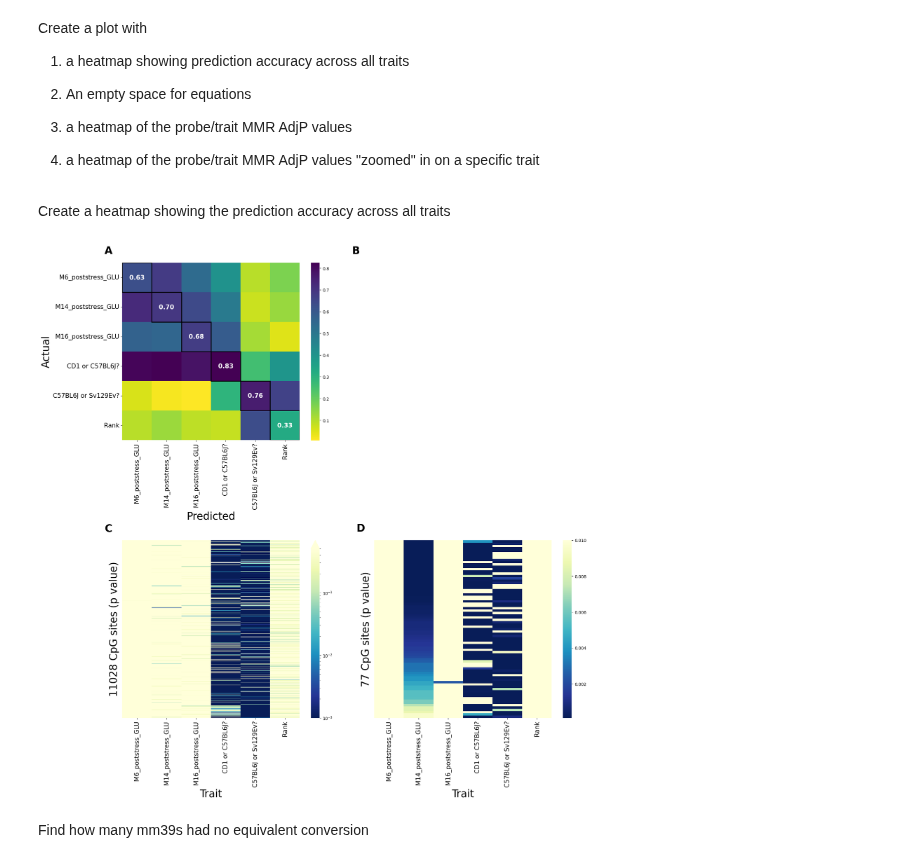
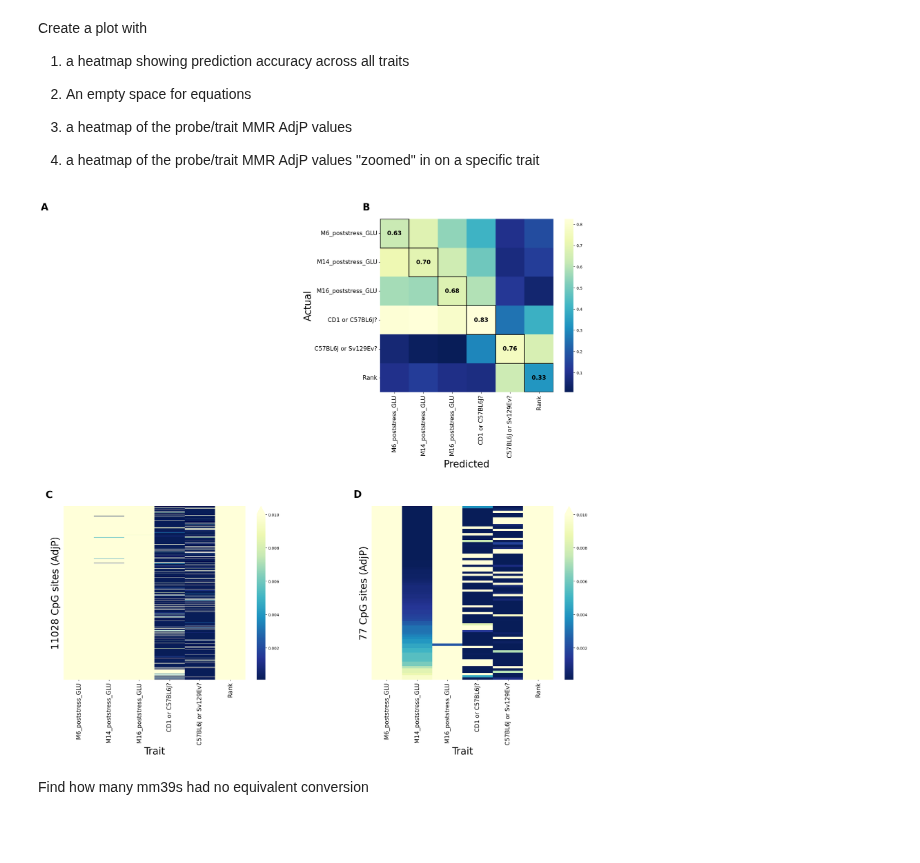
Before and after one commit to SamAndTheSun/CSS_healthspan_epigenetics, a Jupyter notebook: pseudoinverse_model.ipynb, the cells around one changed output. Saved outputs shown, nothing was run; the diff lists cells and outputs as text; code cells hidden in the pictures; blank space fills up the shorter version.

Commit message:
plot adjustment

```diff
--- a/pseudoinverse_model.ipynb
+++ b/pseudoinverse_model.ipynb
@@ -106,5 +99,3 @@ Create a plot with
 3. a heatmap of the probe/trait MMR AdjP values
 
 4. a heatmap of the probe/trait MMR AdjP values "zoomed" in on a specific trait
-# %% [markdown]
-Create a heatmap showing the prediction accuracy across all traits
@@ -111,97 +144,60 @@ Create a heatmap showing the prediction accuracy across all traits
 # %%
-# get the mm10 converted probes
-mm39_data = pd.read_excel('mm39_formatted_manifest.xlsx', index_col=0)
-probe_df = get_pos(trait_vals, mm39_data);
+# make subplots
+fig, axs = plt.subplots(2, 2, figsize=(20, 20))
 
 #####
 
-fig, axs = plt.subplots(2, 2, figsize=(20, 20))  # Create subplots with 2x2 layout
+# get rid of the box for formulas
+axs[0, 0].axis('off')
 
 #####
 
-# create dfs for predicted vs. actual results
-df_pred = pd.DataFrame(pred)
-df_actual = pd.DataFrame(actual)
+# create a heatmap showing the correlation between traits
+sns.heatmap(correlation_matrix, annot=False, cmap='YlGnBu_r', cbar=True, square=True, ax=axs[0, 1])
+for i in range(len(correlation_results)):
+    axs[0, 1].text(i + 0.5, i + 0.5, f"{correlation_results.iloc[i, i]:.2f}",
+                   ha='center', va='center', color='black', fontsize=15, weight='bold')
+    axs[0, 1].add_patch(plt.Rectangle((i, i), 1, 1, edgecolor='black', facecolor='none', lw=2))
 
-# create an empty df for the correlation results
-correlation_results = pd.DataFrame(index=df_actual.columns, columns=df_pred.columns)
-
-# get the spearman coefficient for each probe
-for pred_key in df_pred.columns:
-    for actual_key in df_actual.columns:
-        correlation_results.loc[actual_key, pred_key] = df_pred[pred_key].corr(df_actual[actual_key], method='spearman')
-
-# convert the coefficients to absolute values
-correlation_matrix = correlation_results.astype(float).abs()
-
-# create a heatmap showing the correlation between traits
-sns.heatmap(correlation_matrix, annot=False, cmap='viridis_r', cbar=True, square=True, ax=axs[0, 0])
-for i in range(len(correlation_results)):
-    axs[0, 0].text(i + 0.5, i + 0.5, f"{correlation_results.iloc[i, i]:.2f}",
-                   ha='center', va='center', color='white', fontsize=15, weight='bold')
-    axs[0, 0].add_patch(plt.Rectangle((i, i), 1, 1, edgecolor='black', facecolor='none', lw=2))
-
-axs[0, 0].set_xlabel('Predicted', fontsize=25)
-axs[0, 0].set_ylabel('Actual', fontsize=25)
+axs[0, 1].set_xlabel('Predicted', fontsize=25)
+axs[0, 1].set_ylabel('Actual', fontsize=25)
 
 #####
 
-# this is the space for the formulas
-
-# get rid of the box
-axs[0, 1].axis('off')
-
 # create a heatmap showing the p values for each site/trait
 df_pvals = pd.DataFrame(trait_pvals)
-sns.heatmap(df_pvals, norm=LogNorm(vmin=0.001, vmax=0.5), cmap='YlGnBu_r',
-            cbar_kws={'extend': 'max'}, ax=axs[1, 0])
+sns.heatmap(df_pvals, vmin=0.0001, vmax=0.01,
+            cmap='YlGnBu_r', cbar_kws={'extend': 'max'}, ax=axs[1, 0])
 
 axs[1, 0].set_xlabel('Trait', fontsize=25)
-axs[1, 0].set_ylabel(f'{df_pvals.shape[0]} CpG sites (p value)', fontsize=25)
+axs[1, 0].set_ylabel(f'{df_pvals.shape[0]} CpG sites (AdjP)', fontsize=25)
 axs[1, 0].set_yticks([])
 
 #####
 
-sig_df = insig_nan(probe_df)
-trait = 'M14_poststress_GLU_pval'
-
-# filter significant p-values for the selected trait
-temp = sig_df[trait].values
-temp = temp[~np.isnan(temp)]
-n_probes = len(temp)
-
-# add the probe names to the index
-temp_pval_df = pd.DataFrame(trait_pvals)
-temp_pval_df.index = trait_vals.index
-
-# make a dataframe for the heatmap
-heatmap_df = temp_pval_df.sort_values(by=trait[:-5])
-heatmap_df = heatmap_df.iloc[:n_probes]
-heatmap_df = heatmap_df.fillna(1)
-
 # make a heatmap showing the p values for specifically M14 blood glucoses
-sns.heatmap(heatmap_df, cmap='YlGnBu_r', vmin=0.0001, vmax=0.01,
-            mask=(heatmap_df == 1), ax=axs[1, 1])
+sns.heatmap(heatmap_df, vmin=0.0001, vmax=0.01, cmap='YlGnBu_r',
+            mask=(heatmap_df == 1), cbar_kws={'extend': 'max'}, ax=axs[1, 1])
 
 axs[1, 1].set_xlabel('Trait', fontsize=25)
-axs[1, 1].set_ylabel(f'{n_probes} CpG sites (p value)', fontsize=25)
+axs[1, 1].set_ylabel(f'{n_probes} CpG sites (AdjP)', fontsize=25)
 axs[1, 1].set_yticks([])
 
 #####
 
 # add subplot indicators
 for i, ax in enumerate(axs.flat):  # use axs.flat to iterate over all axes in a flattened array
     ax.text(-0.1, 1.05, chr(65 + i), transform=ax.transAxes, fontsize=25, fontweight='bold')  # 65 is ASCII for 'A'
 
 # adjust the tick mark sizes
 for ax in axs.flat:
     ax.tick_params(axis='both', which='major', labelsize=15)
     ax.tick_params(axis='both', which='minor', labelsize=15)
 
 # adjust layout
-plt.tight_layout(pad=5)
+plt.tight_layout(h_pad=10)
 # %% [output]
-[figure, old version]
+[figure, new version]
 # %% [markdown]
 Find how many mm39s had no equivalent conversion
 # %%
```
Also changed, not shown: parts of 3 cells of this notebook, 1 other file.
